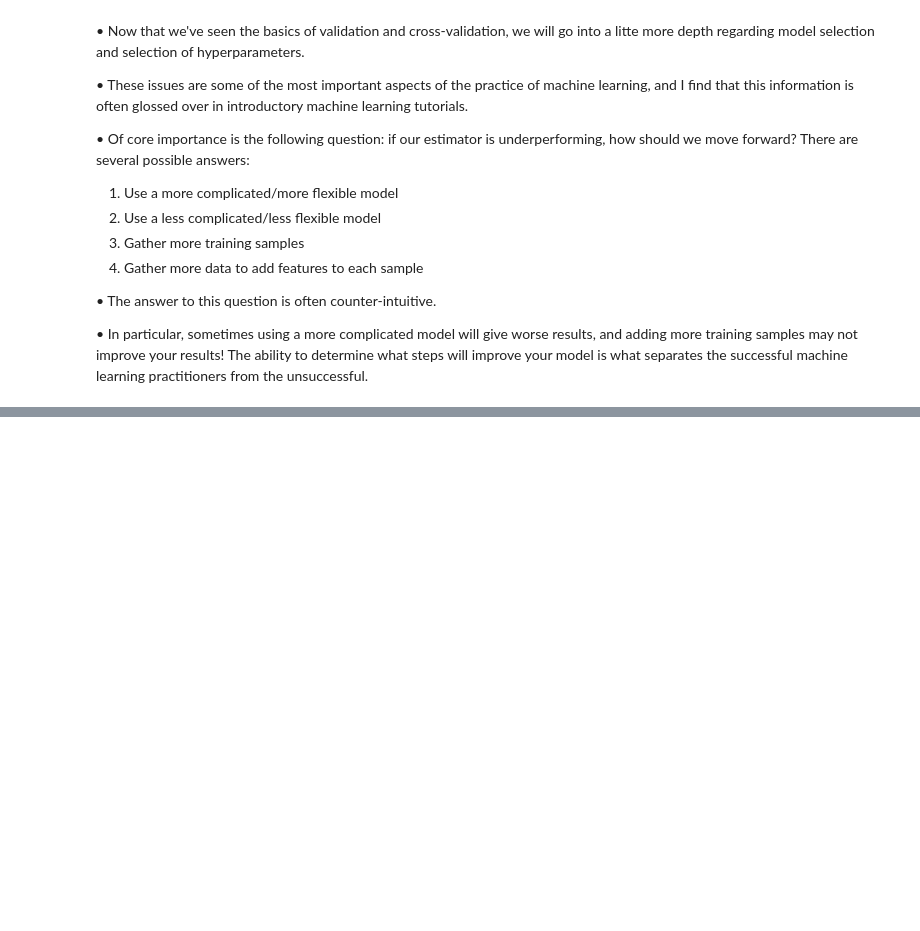
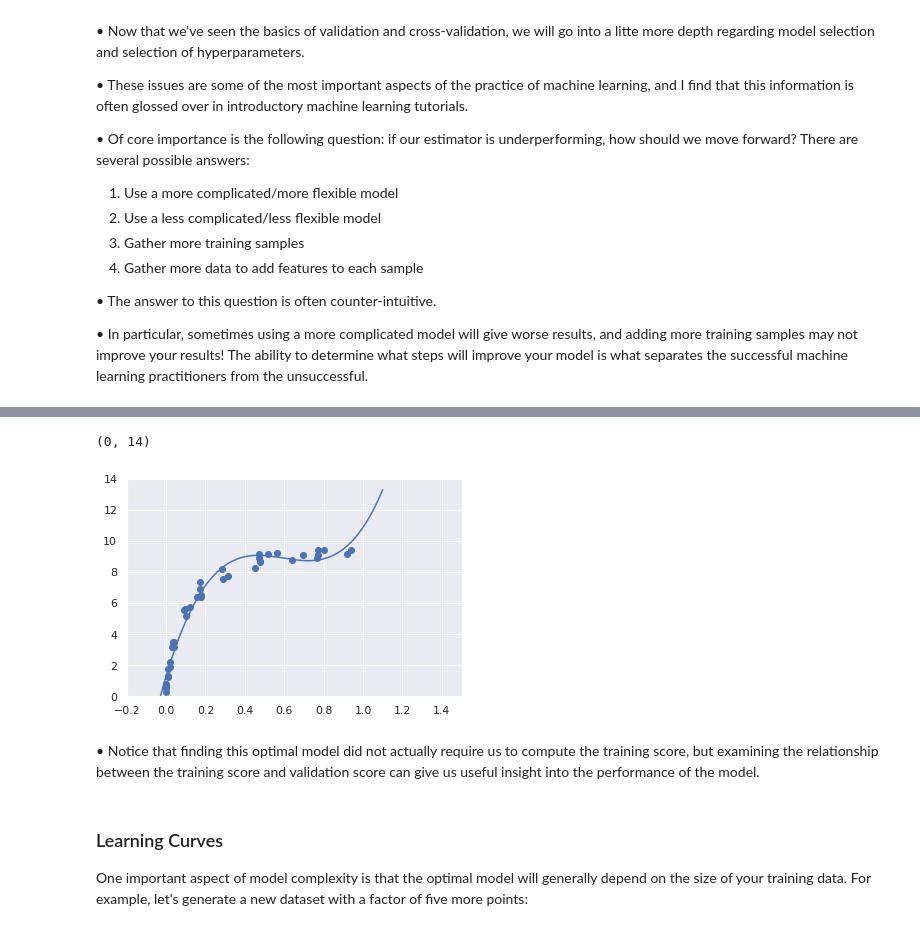
Before and after one commit to rajesh1994/python_excercise_programiz, a Jupyter notebook: python/12_scikit_learn/2. Hyperparameters and Model Validation.ipynb, the cells around one changed output, grey strips where cells are left out. Cells and saved outputs as stored; diff of their text form; code cells hidden in the pictures; blank space fills up the shorter version.

```diff
--- a/python/12_scikit_learn/2. Hyperparameters and Model Validation.ipynb
+++ b/python/12_scikit_learn/2. Hyperparameters and Model Validation.ipynb
@@ -176,0 +252,16 @@ To look at this in another light, consider what happens if we use these two mode
+# %%
+plt.scatter(X.ravel(), y)
+y_test = PolynomialRegression(3).fit(X, y).predict(X_test)
+plt.plot(X_test.ravel(), y_test)
+plt.xlim(-0.2, 1.5)
+plt.ylim(0, 14)
+# %% [output]
+(0, 14)
+[figure, added]
+# %% [markdown]
+• Notice that finding this optimal model did not actually require us to compute the training score, but examining the relationship between the training score and validation score can give us useful insight into the performance of the model.
+# %% [markdown]
+### Learning Curves
+
+One important aspect of model complexity is that the optimal model will generally depend on the size of your training data.
+For example, let's generate a new dataset with a factor of five more points:
```
Also changed, not shown: parts of 10 cells of this notebook.
